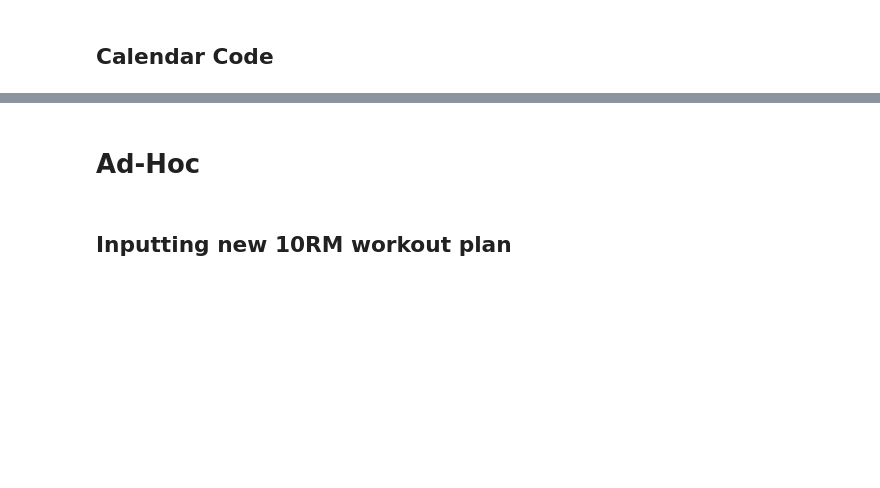
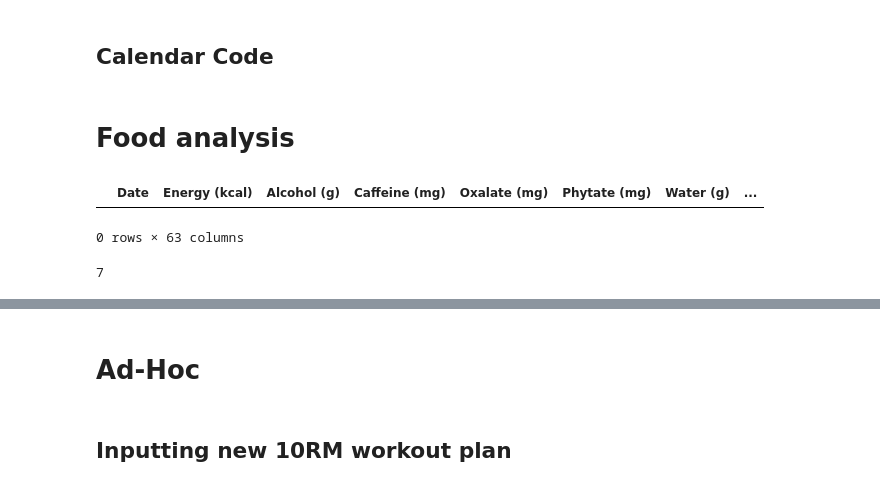
Before and after one commit to Ryan-Iacovone/Habit-Tracker-Website, a Jupyter notebook: QA_Env.ipynb, the cells around one changed output, grey strips where cells are left out. Saved outputs shown, nothing was run; the diff lists cells and outputs as text; code cells hidden in the pictures; blank space fills up the shorter version.

```diff
--- a/QA_Env.ipynb
+++ b/QA_Env.ipynb
@@ -2203,3 +2177,83 @@ days_missed       = sum(1 for d in calendar_data.values() if d["status"] == "mis
 total_habits_logged = sum(len(d["habits"]) for d in calendar_data.values())
 # %%
 calendar_data
+# %% [markdown]
+# Food analysis
+# %%
+from sqlalchemy import create_engine, text
+
+# For SQLite file-based DB
+DATABASE_URL = "sqlite:///habits.db"
+
+# Create a single shared engine
+engine = create_engine(
+    DATABASE_URL)
+
+# Create food day table
+with engine.begin() as conn:
+        conn.execute(text("""CREATE TABLE IF NOT EXISTS food_daily (
+                            id INTEGER PRIMARY KEY AUTOINCREMENT,
+                            completed TEXT,
+                            food_date TEXT,
+                            upload_date TEXT)"""))
+
+# Create fact food table
+with engine.begin() as conn:
+        conn.execute(text("""CREATE TABLE IF NOT EXISTS fact_food (
+                            id INTEGER PRIMARY KEY AUTOINCREMENT,
+                            food_category TEXT,
+                            value INTEGER,
+                            food_daily_id INTEGER,
+                            FOREIGN KEY (food_daily_id) REFERENCES food_daily(id) )"""))
+# %%
+import pandas as pd
+from datetime import datetime, date
+
+food = pd.read_csv("dailysummary.csv")
+
+food["Date"] = pd.to_datetime(food["Date"])
+
+# Grabbing the lastest food date
+with engine.connect() as connection:
+    latest_food_date = pd.read_sql_query(
+        text("""SELECT MAX(food_date) as max_date
+        FROM food_daily
+            """), connection,
+        parse_dates=['max_date'])
+
+latest_food_date = latest_food_date["max_date"].iloc[0]
+
+food[food["Date"] > latest_food_date]
+# %% [output]
+|  | Date | Energy (kcal) | Alcohol (g) | Caffeine (mg) | Oxalate (mg) | Phytate (mg) | Water (g) | ... |
+0 rows × 63 columns
+# %%
+import pandas as pd
+from datetime import datetime, date
+
+food = pd.read_csv("dailysummary.csv")
+
+food["Date"] = pd.to_datetime(food["Date"])
+
+# Grabbing the lastest food date
+with engine.connect() as connection:
+    latest_food_date = pd.read_sql_query(
+        text("""SELECT MAX(food_date) as max_date
+        FROM food_daily
+            """), connection,
+        parse_dates=['max_date'])
+
+latest_food_date = latest_food_date["max_date"].iloc[0]
+
+food_filt = food[food["Date"] > latest_food_date]
+
+# Selecting specific columns then filtering by date for new uploads
+food_daily = food_filt[["Date", "Completed"]].rename(columns={"Date": "food_date", "Completed": "completed"})
+
+today_upload_date = date.today().strftime("%m-%d-%Y")
+
+food_daily["upload_date"] = today_upload_date
+
+food_daily.to_sql(name="food_daily", con=engine, if_exists='append', index=False)
+# %% [output]
+7
```
Also changed, not shown: parts of 10 cells of this notebook, 10 other files.
